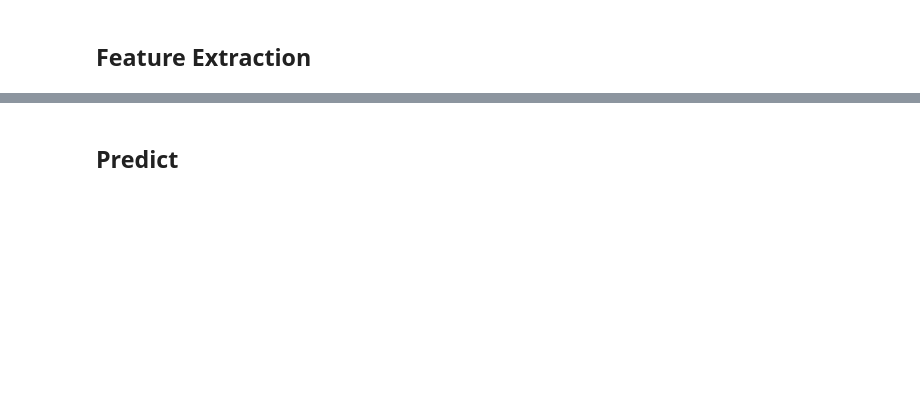
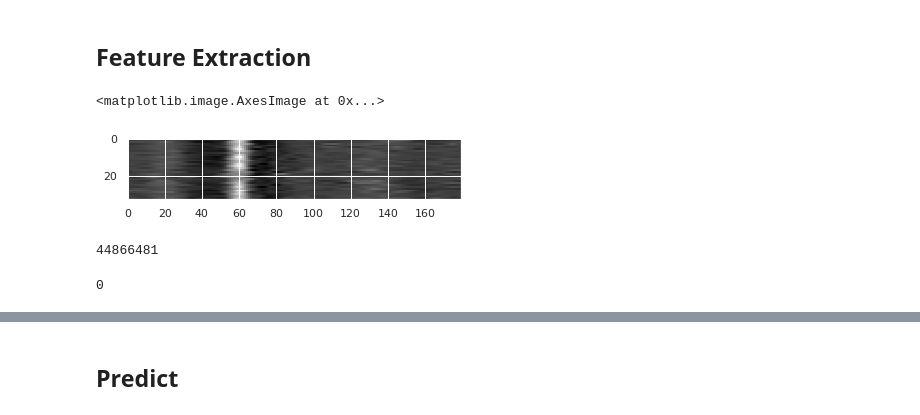
Before and after one commit to RoseYuan/ML, a Jupyter notebook: Task3/task3.ipynb, the cells around one changed output, grey strips where cells are left out. Cells and saved outputs as stored; diff of their text form; code cells hidden in the pictures; blank space fills up the shorter version.

```diff
--- a/Task3/task3.ipynb
+++ b/Task3/task3.ipynb
@@ -126,0 +133,20 @@ for i in tqdm(range(len(recordings))):
+# %%
+ecgs = [ecg.ecg(signal=r, sampling_rate=300, show=False) for r in tqdm(recordings)]
+# %%
+plt.imshow(ecgs[0]['templates'], cmap='gray')
+# %% [output]
+<matplotlib.image.AxesImage at 0x...>
+[figure, added]
+# %%
+filtered = np.ones((len(ecgs), 17813)) * np.nan
+for i in range(len(ecgs)):
+    filtered[i,:len(ecgs[i]['filtered'])] = ecgs[i]['filtered']
+
+np.sum(np.isnan(filtered))
+# %% [output]
+44866481
+# %%
+augmented_filtered = augmentation(filtered, subsampling=4, normalize=True, mirror=False)
+np.sum(np.isnan(augmented_filtered))
+# %% [output]
+0
```
Also changed, not shown: parts of 42 cells of this notebook, 7 other files.
